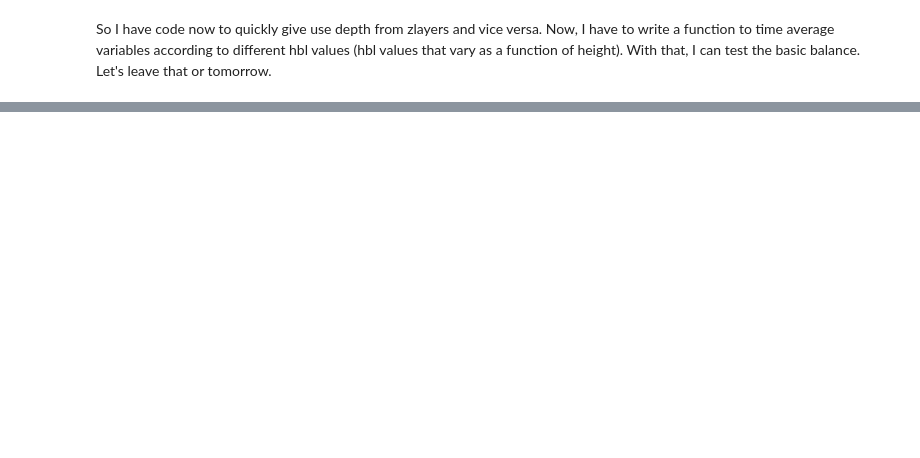
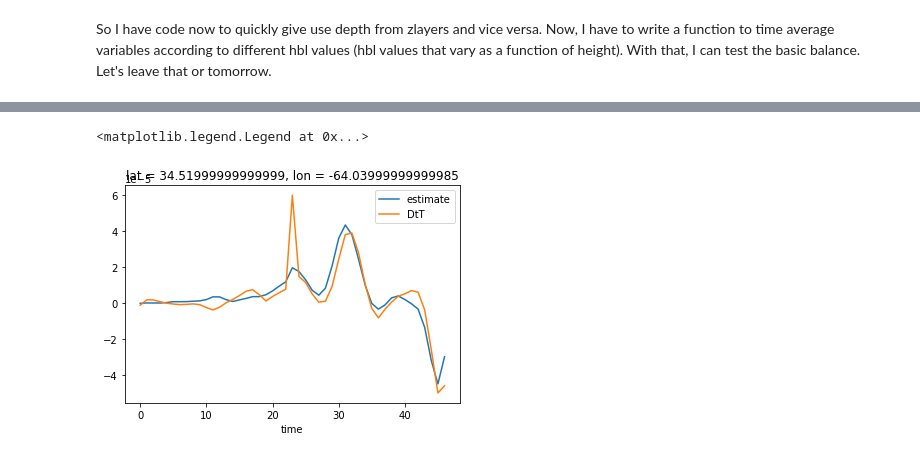
Before and after one commit to avik2007/CoupledOceAtmo, a Jupyter notebook: mit_geos_analysis/notebook13_budgetdepthanalysis.ipynb, the cells around one changed output, grey strips where cells are left out. Drawn from its saved outputs; the diff is of its cells as text; code cells hidden in the pictures; blank space fills up the shorter version.

```diff
--- a/mit_geos_analysis/notebook13_budgetdepthanalysis.ipynb
+++ b/mit_geos_analysis/notebook13_budgetdepthanalysis.ipynb
@@ -1121,0 +927,19 @@ So I have code now to quickly give use depth from zlayers and vice versa. Now, I
+# %%
+weightedHAdv = (HAdvsel[0:32,:]*wpdf).sum(dim='Zlayers')
+# %%
+ekman = zetasel / hblcoarsegrain * weightedThetaSel
+# %%
+rhoConst = 1027.5 #kg/m^3
+Cp = 1*(10**3) # J / (kg K)
+heatflux = qsel / (hblcoarsegrain * rhoConst * Cp)
+# %%
+Estimate = weightedHAdv*-1 + ekman + heatflux
+Actual = weightedThetaSel.diff(dim='time') / (3600)
+# %%
+%matplotlib inline
+Estimate[1:].plot()
+Actual.plot()
+plt.legend(labels=['estimate', 'DtT'])
+# %% [output]
+<matplotlib.legend.Legend at 0x...>
+[figure, added]
```
Also changed, not shown: parts of 187 cells of this notebook, 54 other files.
